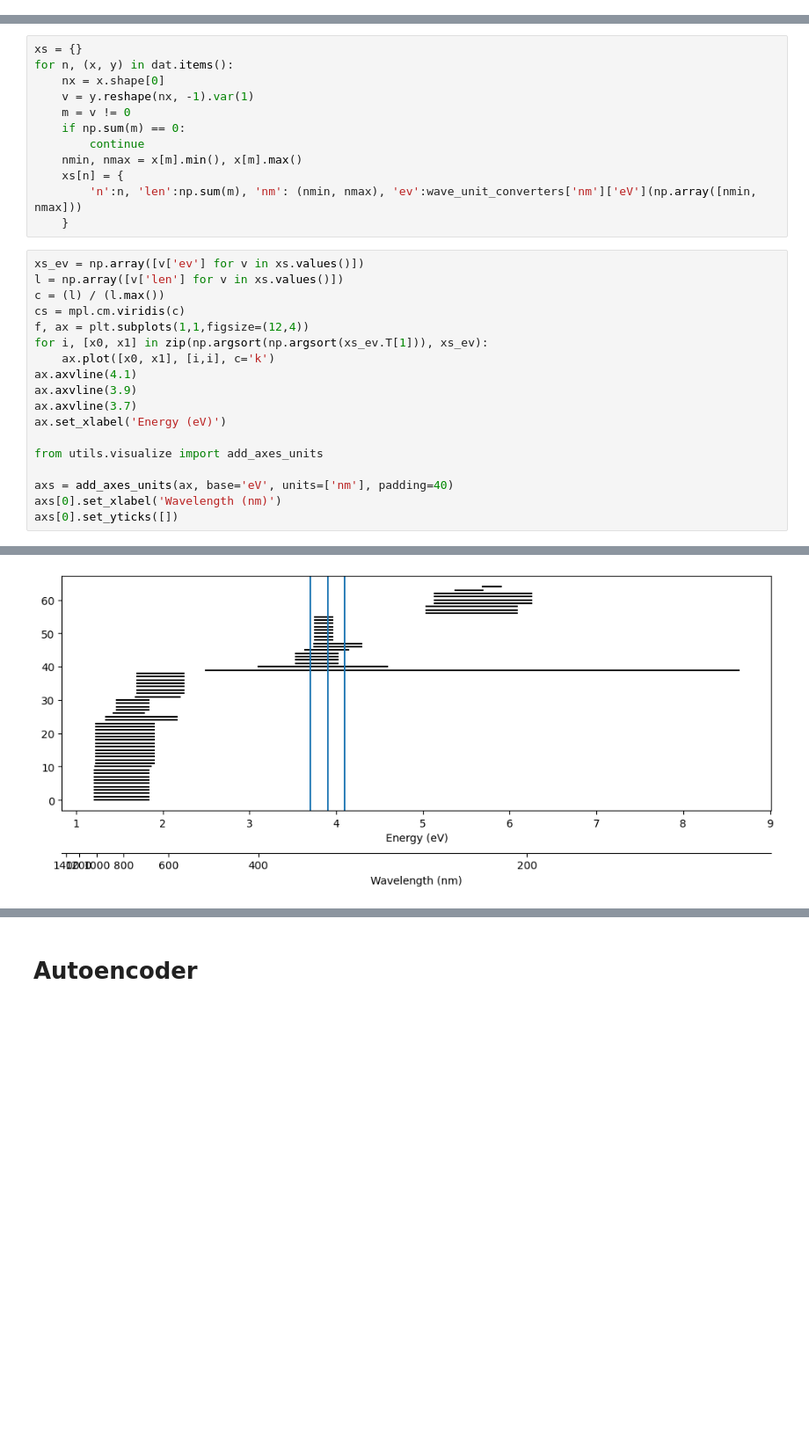
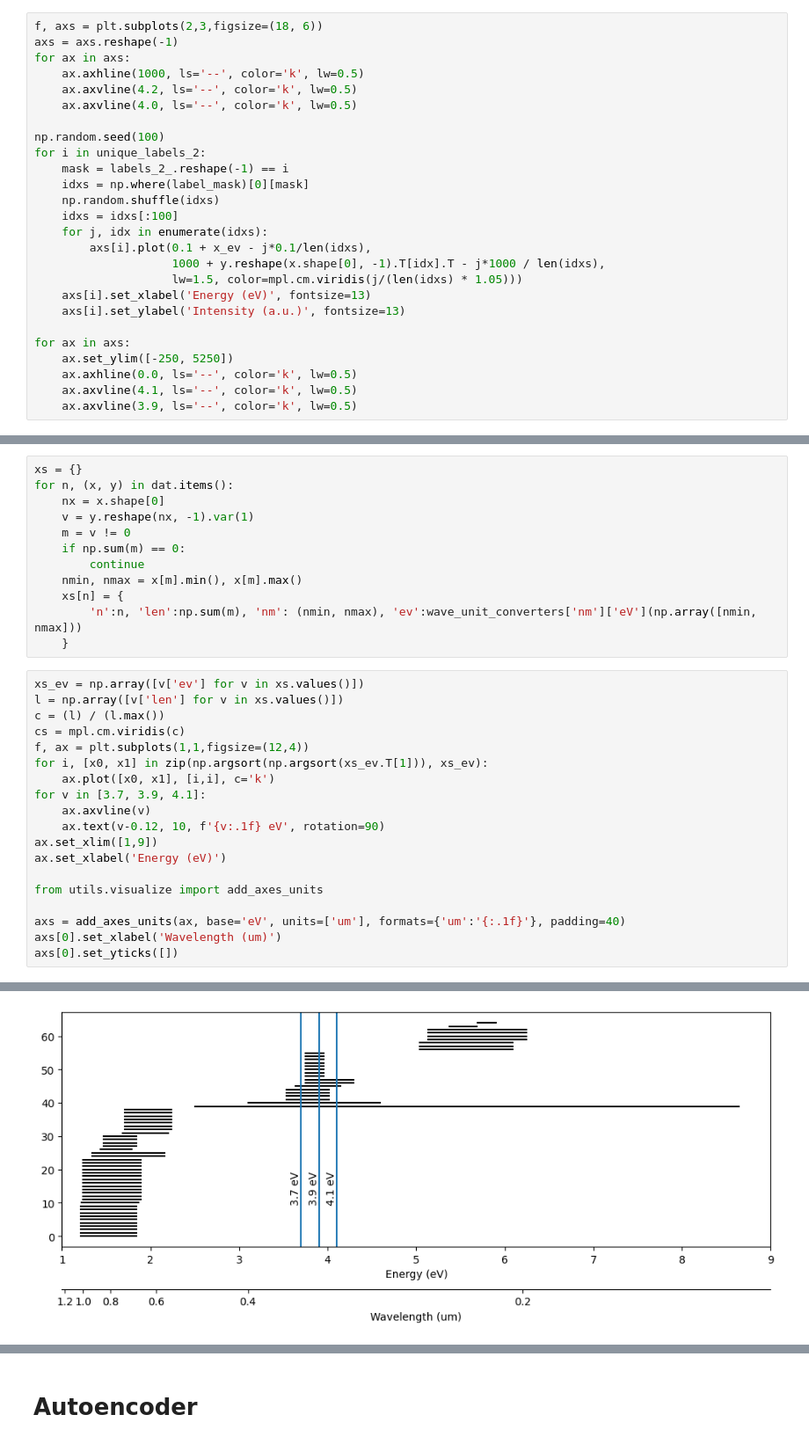
Before and after one commit to git-jhyang/KRICT_opticmapping, a Jupyter notebook: notebooks/clustering_hbn.ipynb, the cells around one changed output, grey strips where cells are left out. Shown at 88% size. Saved outputs shown, nothing was run; the diff lists cells and outputs as text; blank space fills up the shorter version.

```diff
--- a/notebooks/clustering_hbn.ipynb
+++ b/notebooks/clustering_hbn.ipynb
@@ -343,0 +463,26 @@ x, y = read_spectrum(902, root)
+# %%
+f, axs = plt.subplots(2,3,figsize=(18, 6))
+axs = axs.reshape(-1)
+for ax in axs:
+    ax.axhline(1000, ls='--', color='k', lw=0.5)
+    ax.axvline(4.2, ls='--', color='k', lw=0.5)
+    ax.axvline(4.0, ls='--', color='k', lw=0.5)
+
+np.random.seed(100)
+for i in unique_labels_2:
+    mask = labels_2_.reshape(-1) == i
+    idxs = np.where(label_mask)[0][mask]
+    np.random.shuffle(idxs)
+    idxs = idxs[:100]
+    for j, idx in enumerate(idxs):
+        axs[i].plot(0.1 + x_ev - j*0.1/len(idxs),
+                    1000 + y.reshape(x.shape[0], -1).T[idx].T - j*1000 / len(idxs),
+                    lw=1.5, color=mpl.cm.viridis(j/(len(idxs) * 1.05)))
+    axs[i].set_xlabel('Energy (eV)', fontsize=13)
+    axs[i].set_ylabel('Intensity (a.u.)', fontsize=13)
+
+for ax in axs:
+    ax.set_ylim([-250, 5250])
+    ax.axhline(0.0, ls='--', color='k', lw=0.5)
+    ax.axvline(4.1, ls='--', color='k', lw=0.5)
+    ax.axvline(3.9, ls='--', color='k', lw=0.5)
@@ -443,21 +611,22 @@ for n, (x, y) in dat.items():
 # %%
 xs_ev = np.array([v['ev'] for v in xs.values()])
 l = np.array([v['len'] for v in xs.values()])
 c = (l) / (l.max())
 cs = mpl.cm.viridis(c)
 f, ax = plt.subplots(1,1,figsize=(12,4))
 for i, [x0, x1] in zip(np.argsort(np.argsort(xs_ev.T[1])), xs_ev):
     ax.plot([x0, x1], [i,i], c='k')
-ax.axvline(4.1)
-ax.axvline(3.9)
-ax.axvline(3.7)
+for v in [3.7, 3.9, 4.1]:
+    ax.axvline(v)
+    ax.text(v-0.12, 10, f'{v:.1f} eV', rotation=90)
+ax.set_xlim([1,9])
 ax.set_xlabel('Energy (eV)')
 
 from utils.visualize import add_axes_units
 
-axs = add_axes_units(ax, base='eV', units=['nm'], padding=40)
-axs[0].set_xlabel('Wavelength (nm)')
+axs = add_axes_units(ax, base='eV', units=['um'], formats={'um':'{:.1f}'}, padding=40)
+axs[0].set_xlabel('Wavelength (um)')
 axs[0].set_yticks([])
 # %% [output]
 []
-[figure, old version]
+[figure, new version]
```
Also changed, not shown: parts of 30 cells of this notebook, 5 other files.
